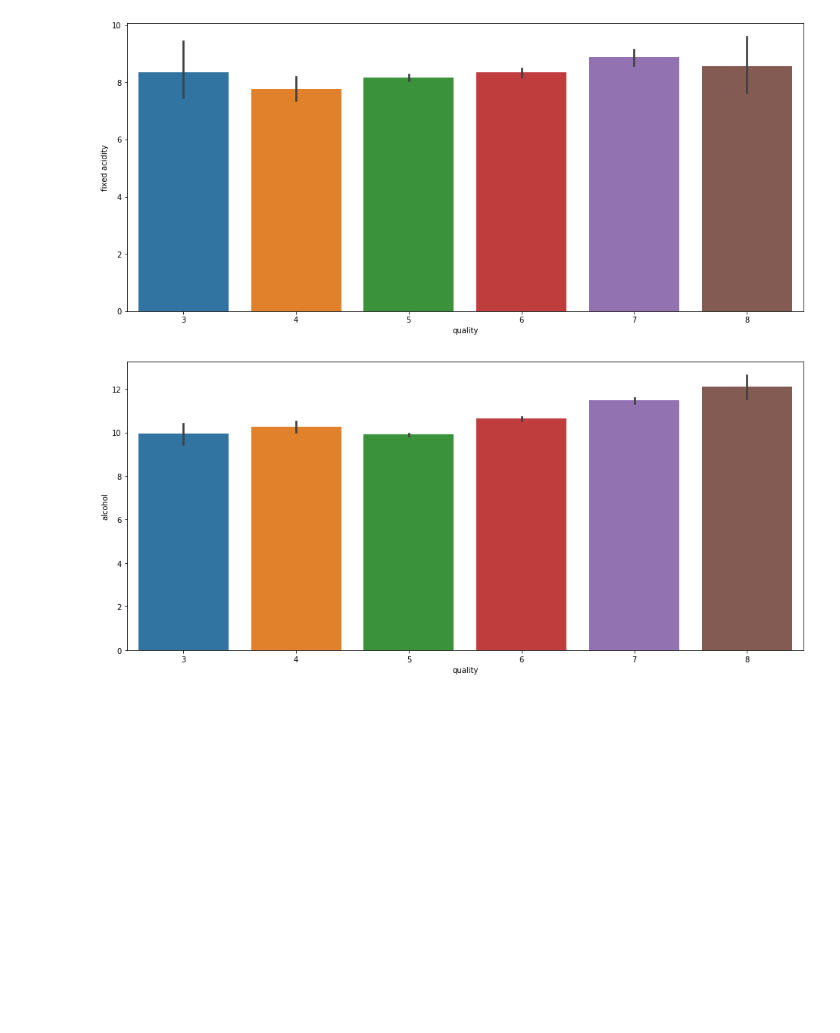
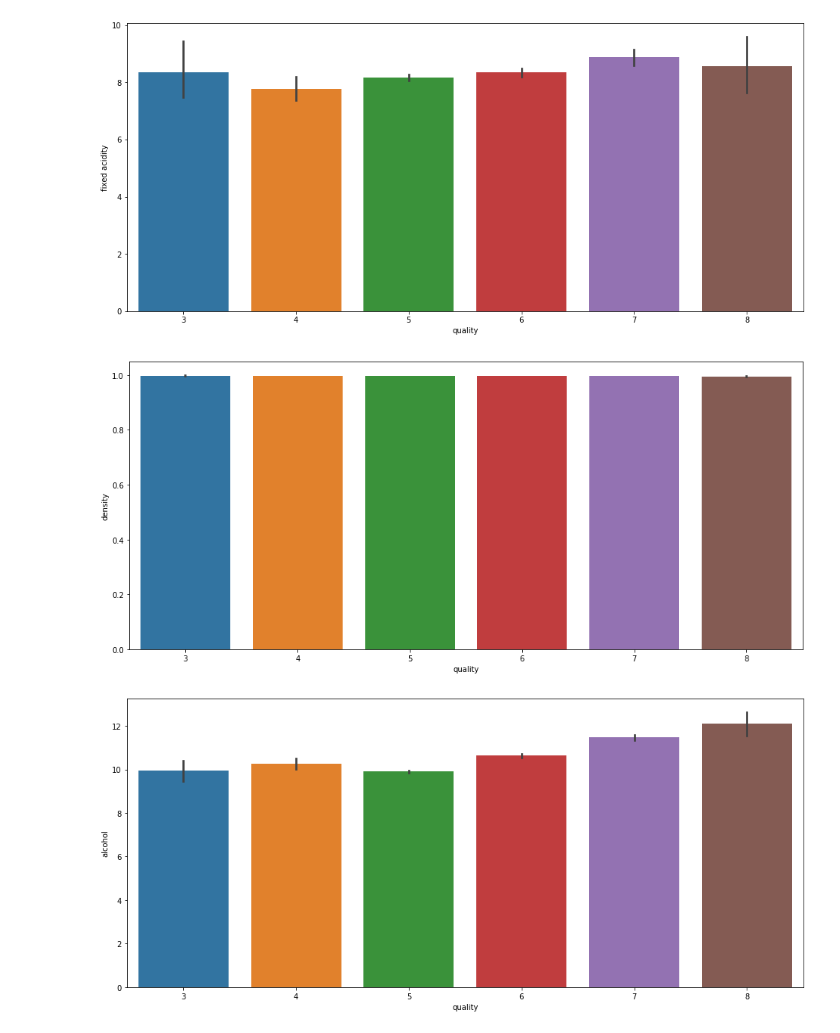
Before and after one commit to hernandezurbina/KaggleAdventures, a Jupyter notebook: WineQuality.ipynb, the cells around one changed output. Drawn from its saved outputs; the diff is of its cells as text; code cells hidden in the pictures; blank space fills up the shorter version.

Commit message:
Inspecting feature importance on wine quality

```diff
--- a/WineQuality.ipynb
+++ b/WineQuality.ipynb
@@ -60,6 +60,12 @@ sns.barplot(x='quality', y='fixed acidity', data=wine)
 plt.show()
 # %% [output]
 [figure]
+# %%
+plt.figure(figsize=(16, 7))
+sns.barplot(x='quality', y='density', data=wine)
+plt.show()
+# %% [output]
+[figure, added]
 # %%
 plt.figure(figsize=(16, 7))
 sns.barplot(x='quality', y='alcohol', data=wine)
```
Also changed, not shown: parts of 21 cells of this notebook.
